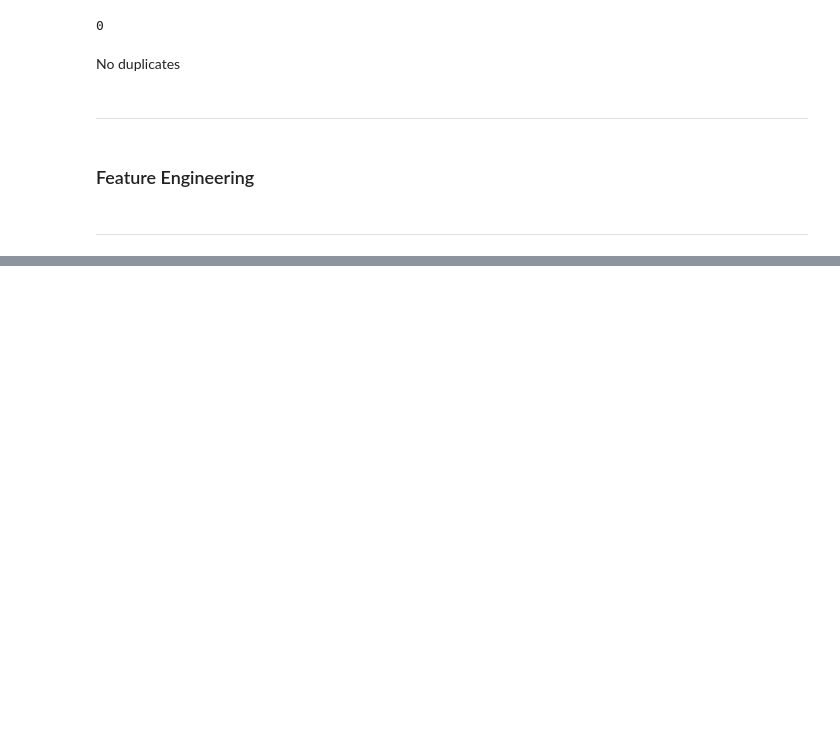
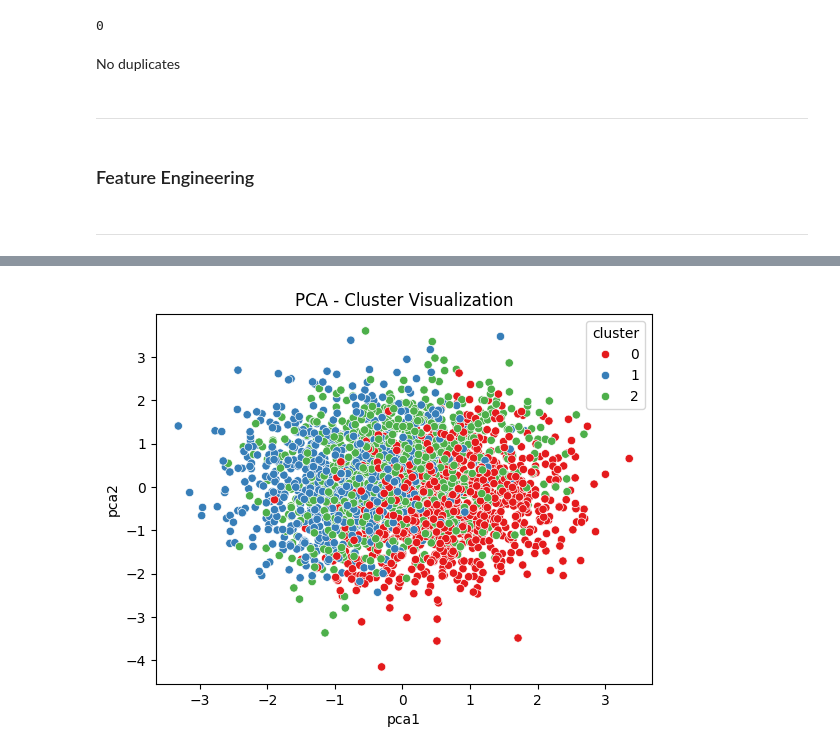
Before and after one commit to danisharain12/Maritime-Fleet-Operations-Optimization-through-Clustering, a Jupyter notebook: Maritime Fleet Operations Optimization through Clustering.ipynb, the cells around one changed output, grey strips where cells are left out. Cells and saved outputs as stored; diff of their text form; code cells hidden in the pictures; blank space fills up the shorter version.

```diff
--- a/Maritime Fleet Operations Optimization through Clustering.ipynb
+++ b/Maritime Fleet Operations Optimization through Clustering.ipynb
@@ -244,0 +277,20 @@ preprocessor = ColumnTransformer(
+# %%
+k_opt = 3
+kmeans = KMeans(n_clusters=k_opt, random_state=42, n_init='auto')
+cluster_labels = kmeans.fit_predict(X_processed)
+
+df['cluster'] = cluster_labels
+# %%
+from sklearn.decomposition import PCA
+
+pca = PCA(n_components=2)
+X_pca = pca.fit_transform(X_processed)
+
+df['pca1'] = X_pca[:, 0]
+df['pca2'] = X_pca[:, 1]
+
+sns.scatterplot(data=df, x='pca1', y='pca2', hue='cluster', palette='Set1')
+plt.title('PCA - Cluster Visualization')
+plt.show()
+# %% [output]
+[figure, added]
```
Also changed, not shown: parts of 10 cells of this notebook.
